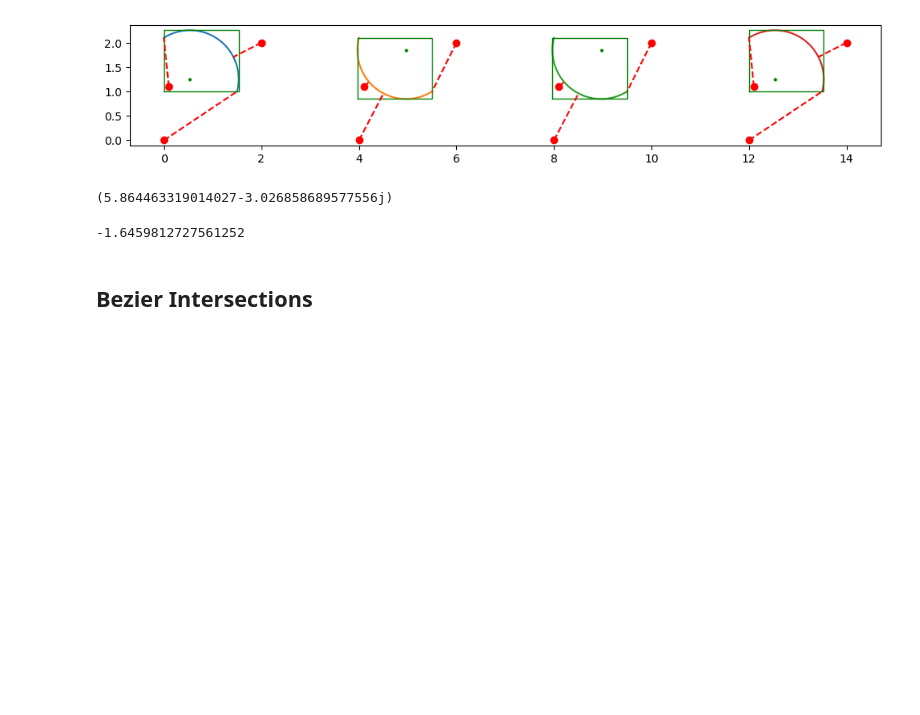
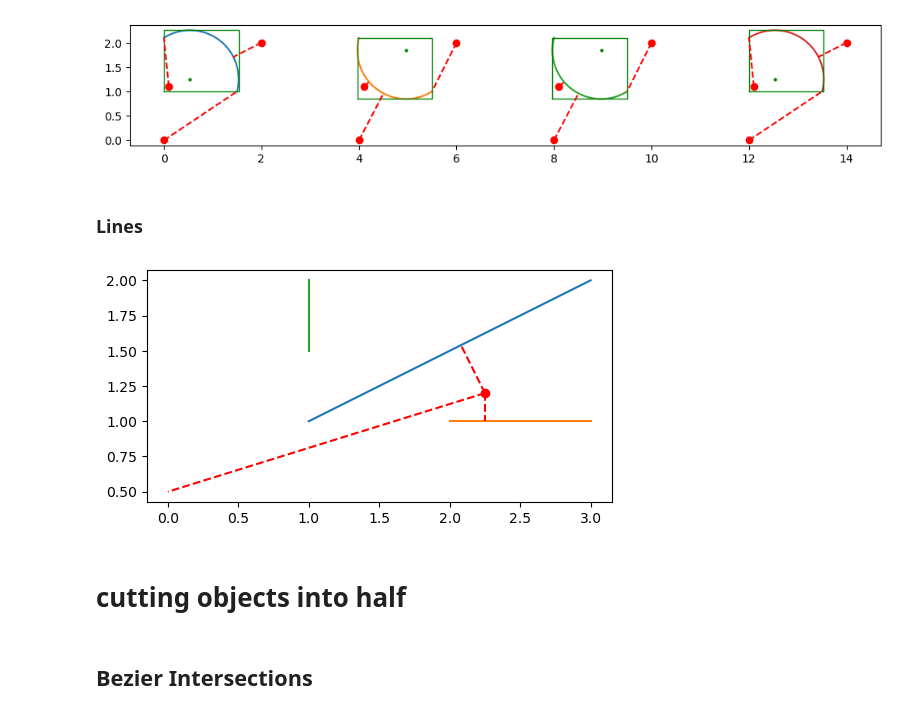
Before and after one commit to crossbow911/Matcha, a Jupyter notebook: Test_Cases.ipynb, the cells around one changed output. Cells and saved outputs as stored; diff of their text form; code cells hidden in the pictures; blank space fills up the shorter version.

Commit message:
closest_point
find closest points to Line, Ar and Bezier

```diff
--- a/Test_Cases.ipynb
+++ b/Test_Cases.ipynb
@@ -176,14 +176,34 @@ ax.set_aspect("equal")
 plt.show()
 # %% [output]
 [figure]
-# %%
-arc1 = Arc(4+5j, 8+2.5j, 2.4)
-print(point -arc1.center)
-point=6+1j
-np.angle(point - arc1.center)
-# %% [output]
-(5.864463319014027-3.026858689577556j)
--1.6459812727561252
+# %% [markdown]
+### Lines
+# %%
+fix, ax = plt.subplots(figsize=(6,4))
+t = np.linspace(0,1,1000)
+
+line1 = Line([1+1j,3+2j])
+ax.plot(line1.at(t).real, line1.at(t).imag)
+
+line2 = Line([2+1j,3+1j])
+ax.plot(line2.at(t).real, line2.at(t).imag)
+
+line3 = Line([1+1.5j,1+2j])
+ax.plot(line3.at(t).real, line3.at(t).imag)
+
+point = 2.25+1.2j
+ax.plot(point.real, point.imag,"ro")
+
+ax.plot([point.real,line1.closest_point(point).real], [point.imag,line1.closest_point(point).imag],"r--")
+ax.plot([point.real,line2.closest_point(point).real], [point.imag,line2.closest_point(point).imag],"r--")
+ax.plot([point.real,line3.closest_point(point).real], [point.imag,line3.closest_point(point).imag],"r--")
+
+ax.set_aspect("equal")
+plt.show()
+# %% [output]
+[figure, added]
+# %% [markdown]
+# cutting objects into half
 # %% [markdown]
 ## Bezier Intersections
 # %%
```
Also changed, not shown: parts of 5 cells of this notebook, 2 other files.
